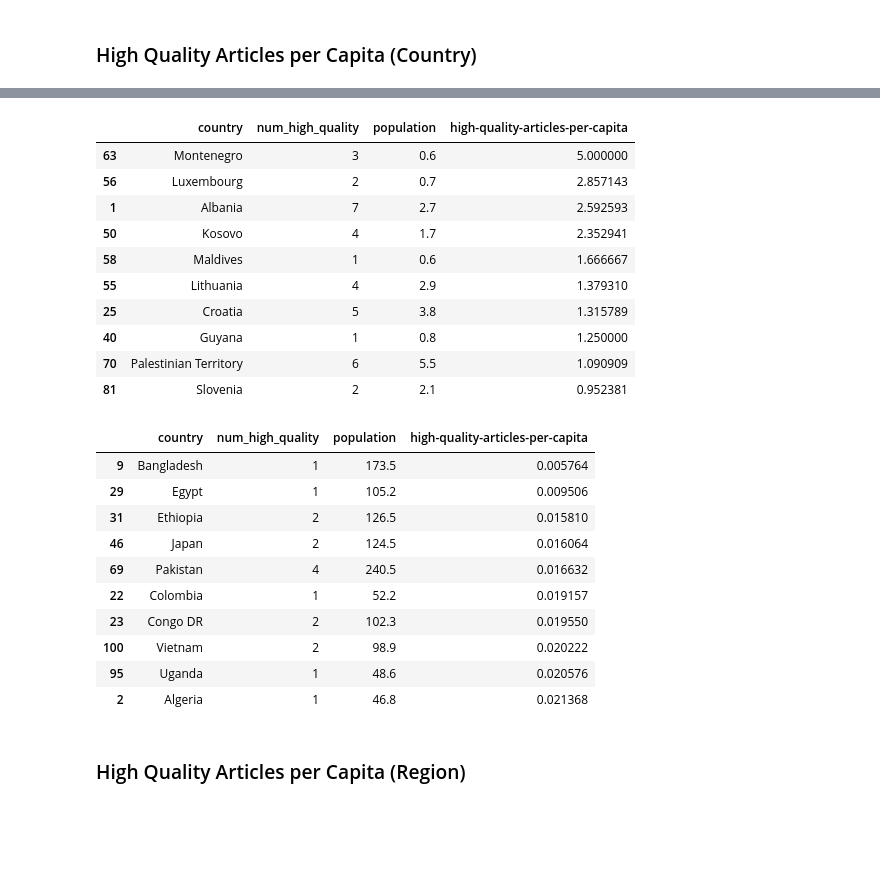
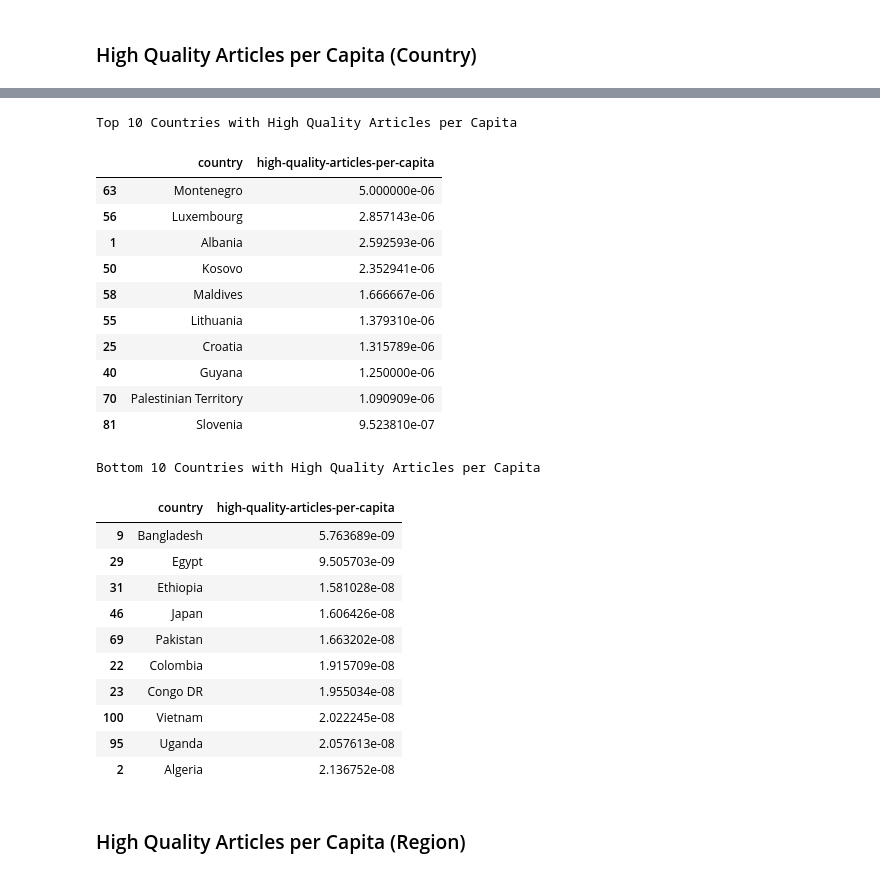
Before and after one commit to ishagokhale/data-512-homework_2, a Jupyter notebook: hw.ipynb, the cells around one changed output, grey strips where cells are left out. Drawn from its saved outputs; the diff is of its cells as text; code cells hidden in the pictures; blank space fills up the shorter version.

```diff
--- a/hw.ipynb
+++ b/hw.ipynb
@@ -453,39 +546,50 @@ total_articles_per_capita_region()
 # %%
 def high_quality_articles_per_capita_country():
+    # calculate number of high quality articles per country
     high_quality = final_df[(final_df['article_quality'] == 'FA') | (final_df['article_quality'] == 'GA')].groupby('country')['article_title'].count().reset_index(name='num_high_quality')
 
+    # get population per country
     pop_data = final_df[['country', 'population']].drop_duplicates()
 
     quality = pd.merge(high_quality, pop_data, on='country')
 
-    quality['high-quality-articles-per-capita'] = quality['num_high_quality'] /quality['population']
+    # convert from million to ones
+    quality['population_'] = quality['population'] * 1000000
 
-    display(quality.sort_values(by = 'high-quality-articles-per-capita', ascending = False)[:10])
-    display(quality.sort_values(by = 'high-quality-articles-per-capita', ascending = True)[:10])
+    # calculate high-quality-articles-per-capita
+    quality['high-quality-articles-per-capita'] = quality['num_high_quality'] /quality['population_']
+
+    # display top 10 and bottom 10 countries
+    print("Top 10 Countries with High Quality Articles per Capita")
+    display(quality.sort_values(by = 'high-quality-articles-per-capita', ascending = False)[:10][['country', 'high-quality-articles-per-capita']])
+    print("Bottom 10 Countries with High Quality Articles per Capita")
+    display(quality.sort_values(by = 'high-quality-articles-per-capita', ascending = True)[:10][['country', 'high-quality-articles-per-capita']])
 
 high_quality_articles_per_capita_country()
 # %% [output]
+Top 10 Countries with High Quality Articles per Capita
-|  | country | num_high_quality | population | high-quality-articles-per-capita |
-| 63 | Montenegro | 3 | 0.6 | 5.000000 |
-| 56 | Luxembourg | 2 | 0.7 | 2.857143 |
-| 1 | Albania | 7 | 2.7 | 2.592593 |
-| 50 | Kosovo | 4 | 1.7 | 2.352941 |
-| 58 | Maldives | 1 | 0.6 | 1.666667 |
-| 55 | Lithuania | 4 | 2.9 | 1.379310 |
-| 25 | Croatia | 5 | 3.8 | 1.315789 |
-| 40 | Guyana | 1 | 0.8 | 1.250000 |
-| 70 | Palestinian Territory | 6 | 5.5 | 1.090909 |
-| 81 | Slovenia | 2 | 2.1 | 0.952381 |
+|  | country | high-quality-articles-per-capita |
+| 63 | Montenegro | 5.000000e-06 |
+| 56 | Luxembourg | 2.857143e-06 |
+| 1 | Albania | 2.592593e-06 |
+| 50 | Kosovo | 2.352941e-06 |
+| 58 | Maldives | 1.666667e-06 |
+| 55 | Lithuania | 1.379310e-06 |
+| 25 | Croatia | 1.315789e-06 |
+| 40 | Guyana | 1.250000e-06 |
+| 70 | Palestinian Territory | 1.090909e-06 |
+| 81 | Slovenia | 9.523810e-07 |
+Bottom 10 Countries with High Quality Articles per Capita
-|  | country | num_high_quality | population | high-quality-articles-per-capita |
-| 9 | Bangladesh | 1 | 173.5 | 0.005764 |
-| 29 | Egypt | 1 | 105.2 | 0.009506 |
-| 31 | Ethiopia | 2 | 126.5 | 0.015810 |
-| 46 | Japan | 2 | 124.5 | 0.016064 |
-| 69 | Pakistan | 4 | 240.5 | 0.016632 |
-| 22 | Colombia | 1 | 52.2 | 0.019157 |
-| 23 | Congo DR | 2 | 102.3 | 0.019550 |
-| 100 | Vietnam | 2 | 98.9 | 0.020222 |
-| 95 | Uganda | 1 | 48.6 | 0.020576 |
-| 2 | Algeria | 1 | 46.8 | 0.021368 |
+|  | country | high-quality-articles-per-capita |
+| 9 | Bangladesh | 5.763689e-09 |
+| 29 | Egypt | 9.505703e-09 |
+| 31 | Ethiopia | 1.581028e-08 |
+| 46 | Japan | 1.606426e-08 |
+| 69 | Pakistan | 1.663202e-08 |
+| 22 | Colombia | 1.915709e-08 |
+| 23 | Congo DR | 1.955034e-08 |
+| 100 | Vietnam | 2.022245e-08 |
+| 95 | Uganda | 2.057613e-08 |
+| 2 | Algeria | 2.136752e-08 |
 # %% [markdown]
 ### High Quality Articles per Capita (Region)
```
Also changed, not shown: parts of 26 cells of this notebook.
